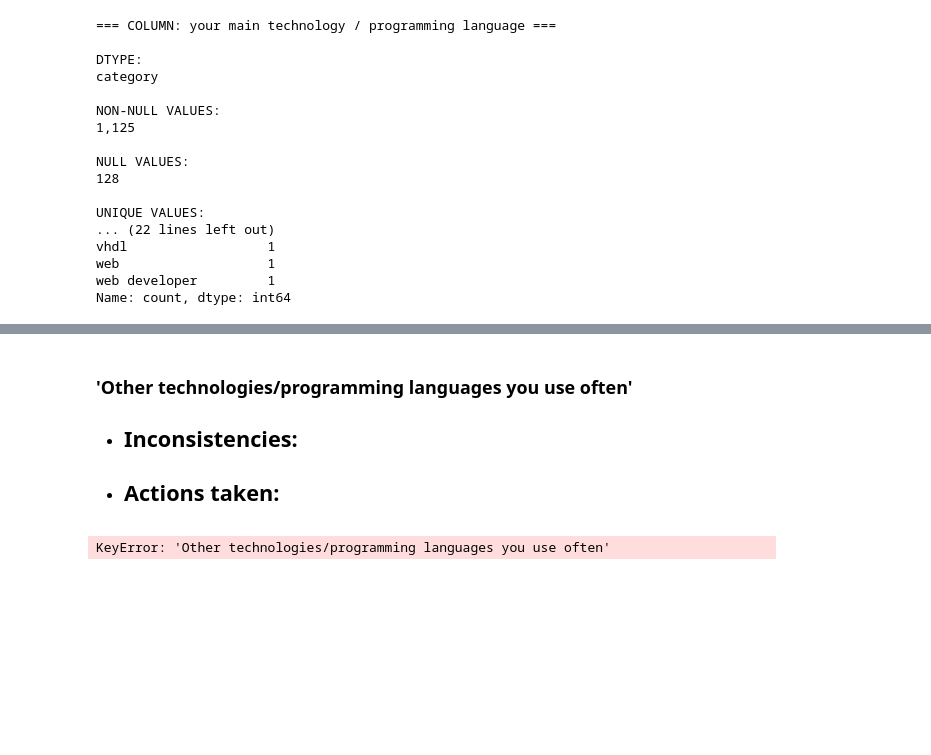
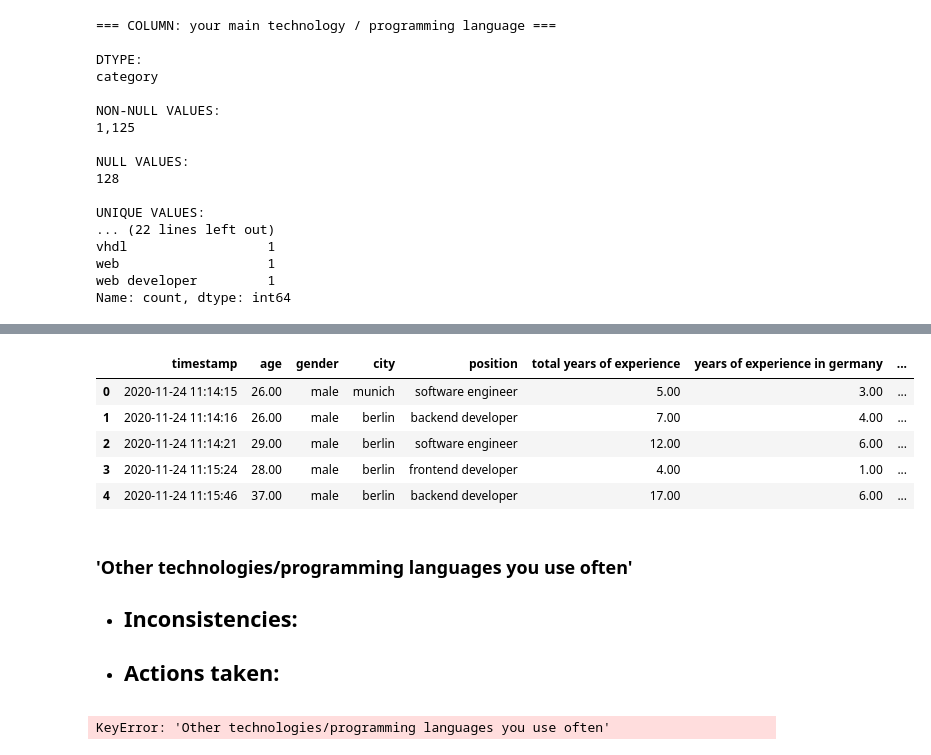
Before and after one commit to AkeemSemperDataScience/3950-assignment-2-mlsiebold, a Jupyter notebook: START_Asn_2.ipynb, the cells around one changed output, grey strips where cells are left out. Saved outputs shown, nothing was run; the diff lists cells and outputs as text; code cells hidden in the pictures; blank space fills up the shorter version.

```diff
--- a/START_Asn_2.ipynb
+++ b/START_Asn_2.ipynb
@@ -1202,3 +1211,25 @@ vhdl                  1
 web                   1
 web developer         1
 Name: count, dtype: int64
+# %%
+main_skills = 'your main technology / programming language'
+other_skills = 'other technologies/programming languages you use often'
+
+df_skills[['main_skills', 'other_skills']] = df[[main_skills, other_skills]].astype("string")
+
+
+skills_raw = (
+    df['your main technology / programming language'] + ',' +
+    df['other technologies/programming languages you use often']
+)
+
+# Clean separators
+skills_clean = (
+    skills_raw
+    .str.replace('/', ',', regex=False)
+    .str.replace(';', ',', regex=False)
+    .str.replace('+', ',', regex=False)
+    .str.replace('&', ',', regex=False)
+)
+
+df['skills_lists'] = skills_clean.str.split(',')
@@ -1499,8 +1485,17 @@ skills_encoded
+# %%
+df.head()
+# %% [output]
+|  | timestamp | age | gender | city | position | total years of experience | years of experience in germany | ... |
+| 0 | 2020-11-24 11:14:15 | 26.00 | male | munich | software engineer | 5.00 | 3.00 | ... |
+| 1 | 2020-11-24 11:14:16 | 26.00 | male | berlin | backend developer | 7.00 | 4.00 | ... |
+| 2 | 2020-11-24 11:14:21 | 29.00 | male | berlin | software engineer | 12.00 | 6.00 | ... |
+| 3 | 2020-11-24 11:15:24 | 28.00 | male | berlin | frontend developer | 4.00 | 1.00 | ... |
+| 4 | 2020-11-24 11:15:46 | 37.00 | male | berlin | backend developer | 17.00 | 6.00 | ... |
 # %%
 df = df.join(skills_encoded)
 df.head()
 # %% [markdown]
-###  'Other technologies/programming languages you use often'
+###  **'Other technologies/programming languages you use often'**
 - **Inconsistencies:**
     -
 - **Actions taken:**
```
Also changed, not shown: parts of 22 cells of this notebook.
